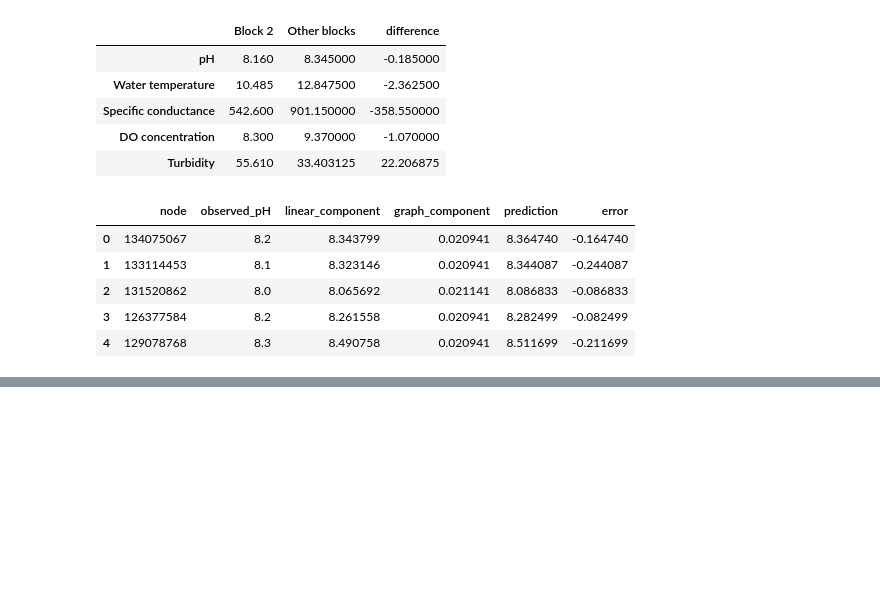
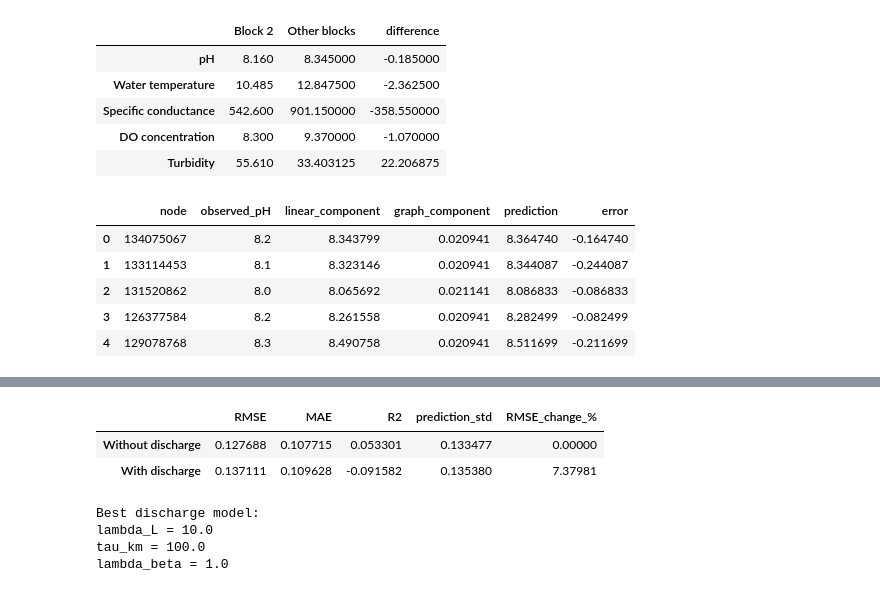
Before and after one commit to andrewc156/rivernets, a Jupyter notebook: graph_linear_regression_laplacian.ipynb, the cells around one changed output, grey strips where cells are left out. Drawn from its saved outputs; the diff is of its cells as text; code cells hidden in the pictures; blank space fills up the shorter version.

Commit message:
explored the data

```diff
--- a/graph_linear_regression_laplacian.ipynb
+++ b/graph_linear_regression_laplacian.ipynb
@@ -4372,0 +4724,61 @@ display(block2_components)
+# %%
+# ============================================================
+# 4. DIRECT COMPARISON
+# ============================================================
+
+best_flow = (
+    flow_block_results.iloc[0]
+)
+
+comparison = pd.DataFrame({
+    "Without discharge": {
+        "RMSE": 0.127688,
+        "MAE": 0.107715,
+        "R2": 0.053301,
+        "prediction_std": 0.133477
+    },
+
+    "With discharge": {
+        "RMSE": best_flow["cv_rmse"],
+        "MAE": best_flow["cv_mae"],
+        "R2": best_flow["cv_r2"],
+        "prediction_std":
+            best_flow["prediction_std"]
+    }
+}).T
+
+
+comparison["RMSE_change_%"] = (
+    (
+        comparison["RMSE"]
+        / 0.127688
+    ) - 1
+) * 100
+
+
+display(comparison)
+
+
+print("\nBest discharge model:")
+print(
+    "lambda_L =",
+    best_flow["lambda_lap"]
+)
+
+print(
+    "tau_km =",
+    best_flow["tau_km"]
+)
+
+print(
+    "lambda_beta =",
+    best_flow["lambda_beta"]
+)
+# %% [output]
+|  | RMSE | MAE | R2 | prediction_std | RMSE_change_% |
+| Without discharge | 0.127688 | 0.107715 | 0.053301 | 0.133477 | 0.00000 |
+| With discharge | 0.137111 | 0.109628 | -0.091582 | 0.135380 | 7.37981 |
+Best discharge model:
+lambda_L = 10.0
+tau_km = 100.0
+lambda_beta = 1.0
```
Also changed, not shown: parts of 18 cells of this notebook.
